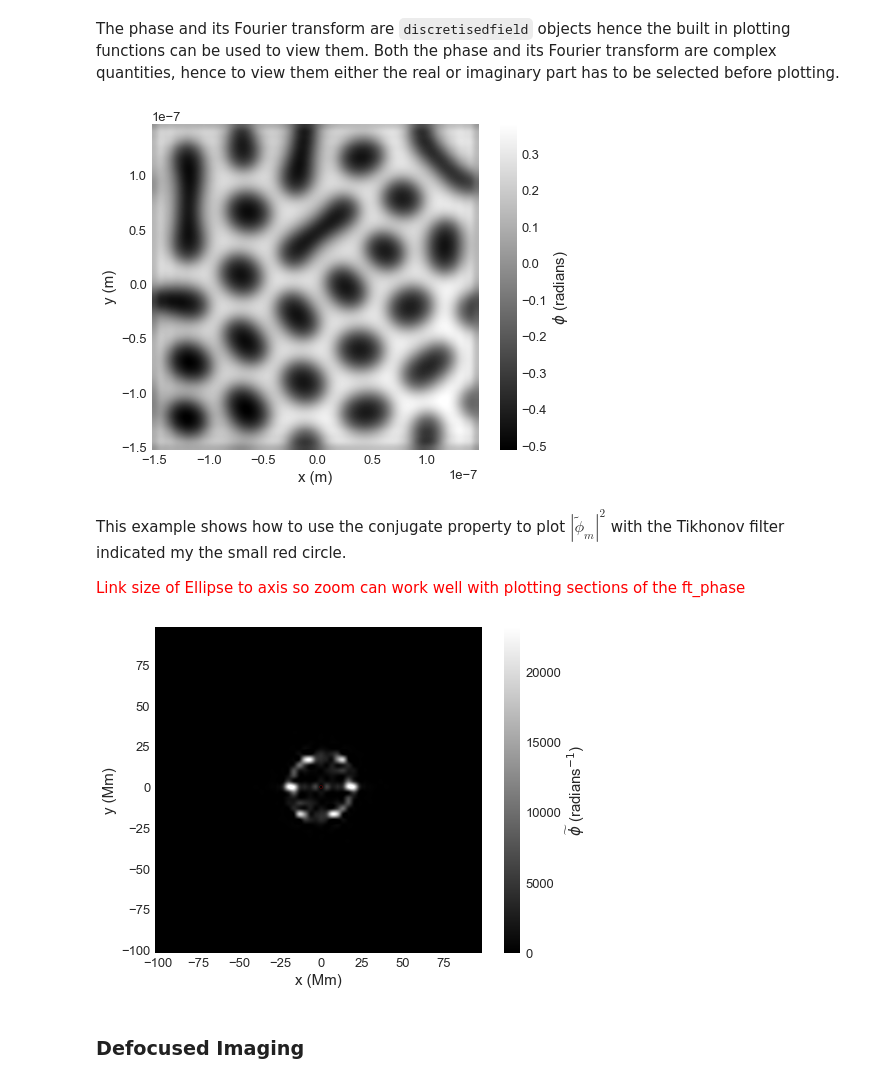
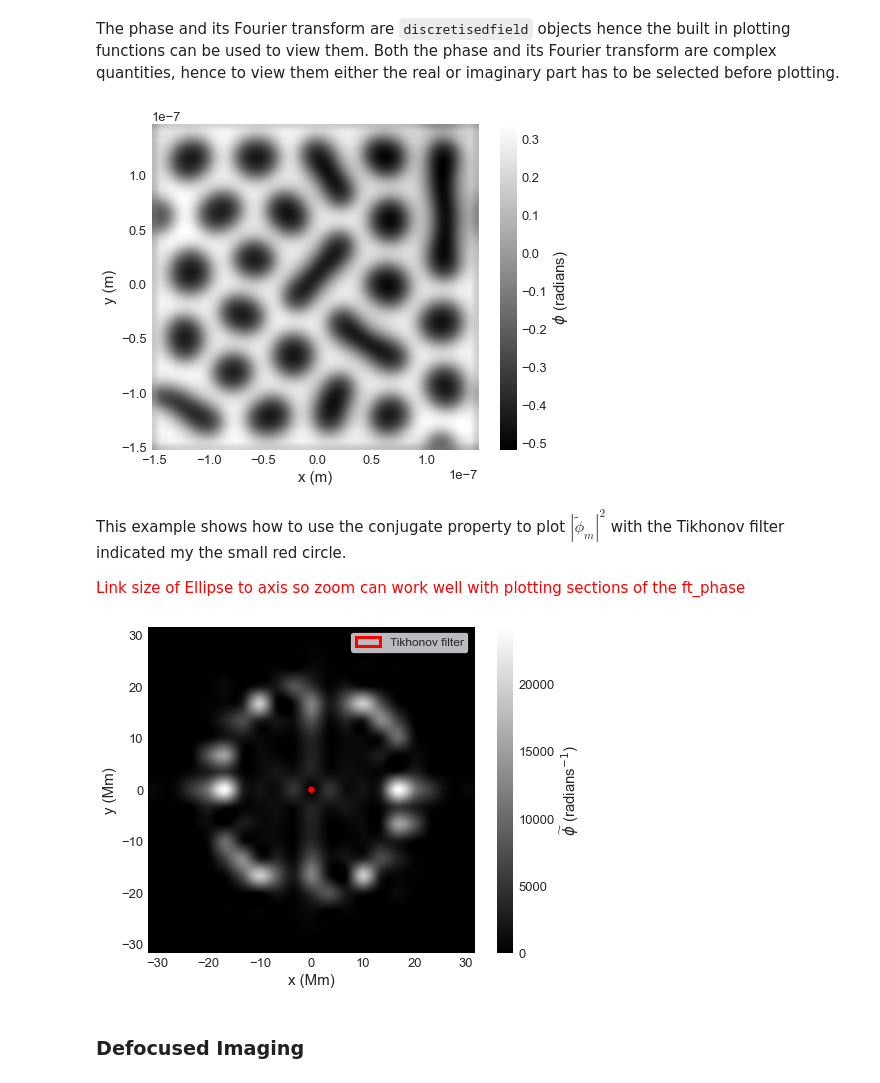
Before and after one commit to ubermag/mag2exp, a Jupyter notebook: docs/ipynb/Lorentz_TEM.ipynb, the cells around one changed output. Drawn from its saved outputs; the diff is of its cells as text; code cells hidden in the pictures.

```diff
--- a/docs/ipynb/Lorentz_TEM.ipynb
+++ b/docs/ipynb/Lorentz_TEM.ipynb
@@ -20,8 +20,9 @@ A micromagnetic simulation can be set up using <code>Ubermag</code> to obtain a
 import oommfc as oc
 import discretisedfield as df
 import micromagneticmodel as mm
-import random
-random.seed(1)
+import numpy as np
+import ubermagutil.units as uu
+np.random.seed(1)
 
 region = df.Region(p1=(-150e-9, -150e-9, 0), p2=(150e-9, 150e-9, 20e-9))
 mesh = df.Mesh(region=region, cell=(5e-9, 5e-9, 5e-9))
@@ -37,8 +38,7 @@ system.energy = (mm.Exchange(A=1.6e-11)
 Ms = 1.1e6
 
 def m_fun(pos):
-    return [2*random.random()-1 for i in range(3)]
-    # return 2 * np.random.rand(3) - 1
+    return 2 * np.random.rand(3) - 1
 
 # create system with above geometry and initial magnetisation
 system.m = df.Field(mesh, dim=3, value=m_fun, norm=Ms)
@@ -83,15 +83,15 @@ The function <code><span style='color:red'>exsim</span>.ltem_phase</code> is use
 # %%
 import exsim
 kx = ky = 0.1
-phase, ft_phase = exsim.ltem_phase(system.m, kx=kx, ky=ky)
+phase, ft_phase = exsim.ltem.phase(system.m, kx=kx, ky=ky)
 # %% [markdown]
 The phase and its Fourier transform are <code>discretisedfield</code> objects hence the built in plotting functions can be used to view them. Both the phase and its Fourier transform are complex quantities, hence to view them either the real or imaginary part has to be selected before plotting.
 # %%
 phase.real.mpl_scalar(cmap='gray',
-                   interpolation='spline16',
-                   colorbar_label=r'$\phi$ (radians)')
+                      interpolation='spline16',
+                      colorbar_label=r'$\phi$ (radians)')
 # %% [output]
-[figure, old version]
+[figure, new version]
 # %% [markdown]
 This example shows how to use the conjugate property to plot $\left\vert\widetilde{\phi}_m\right\vert^2$ with the Tikhonov filter indicated my the small red circle.
 
@@ -99,19 +99,24 @@ This example shows how to use the conjugate property to plot $\left\vert\widetil
 # %%
 import matplotlib.pyplot as plt
 from matplotlib.patches import Ellipse
 
+centre_region = df.Region(p1=(-30e6, -30e6, 0), p2=(30e6, 30e6, 1))
+
 fig, ax = plt.subplots()
-(ft_phase.conjugate * ft_phase).real.mpl_scalar(ax=ax,
-                                                cmap='gray',
-                                                interpolation='spline16',
-                                                colorbar_label=r'$\widetilde{\phi}$ (radians$^{-1}$)')
-ax.add_patch(Ellipse(xy=(0,0), width=(kx), height=(ky),
+(ft_phase.conjugate * ft_phase)[centre_region].plane('z').real.mpl_scalar(
+    ax=ax, cmap='gray', interpolation='spline16', colorbar_label=r'$\widetilde{\phi}$ (radians$^{-1}$)')
+
+multiplier = uu.si_max_multiplier(ft_phase.mesh.region.edges)
+ax.add_patch(Ellipse(xy=(0, 0),
+                     width=ft_phase.mesh.cell[0] * kx * 2 / multiplier,
+                     height=ft_phase.mesh.cell[1] * ky * 2 / multiplier,
                      edgecolor='red',
                      facecolor='none',
-                     linewidth=3, label='Tikhonov filter'))
-plt.show()
+                     linewidth=3,
+                     label='Tikhonov filter'))
+ax.legend(frameon=True);
 # %% [output]
-[figure, old version]
+[figure, new version]
 # %% [markdown]
 ### Defocused Imaging
 # %% [markdown]
```
Also changed, not shown: parts of 9 cells of this notebook.
